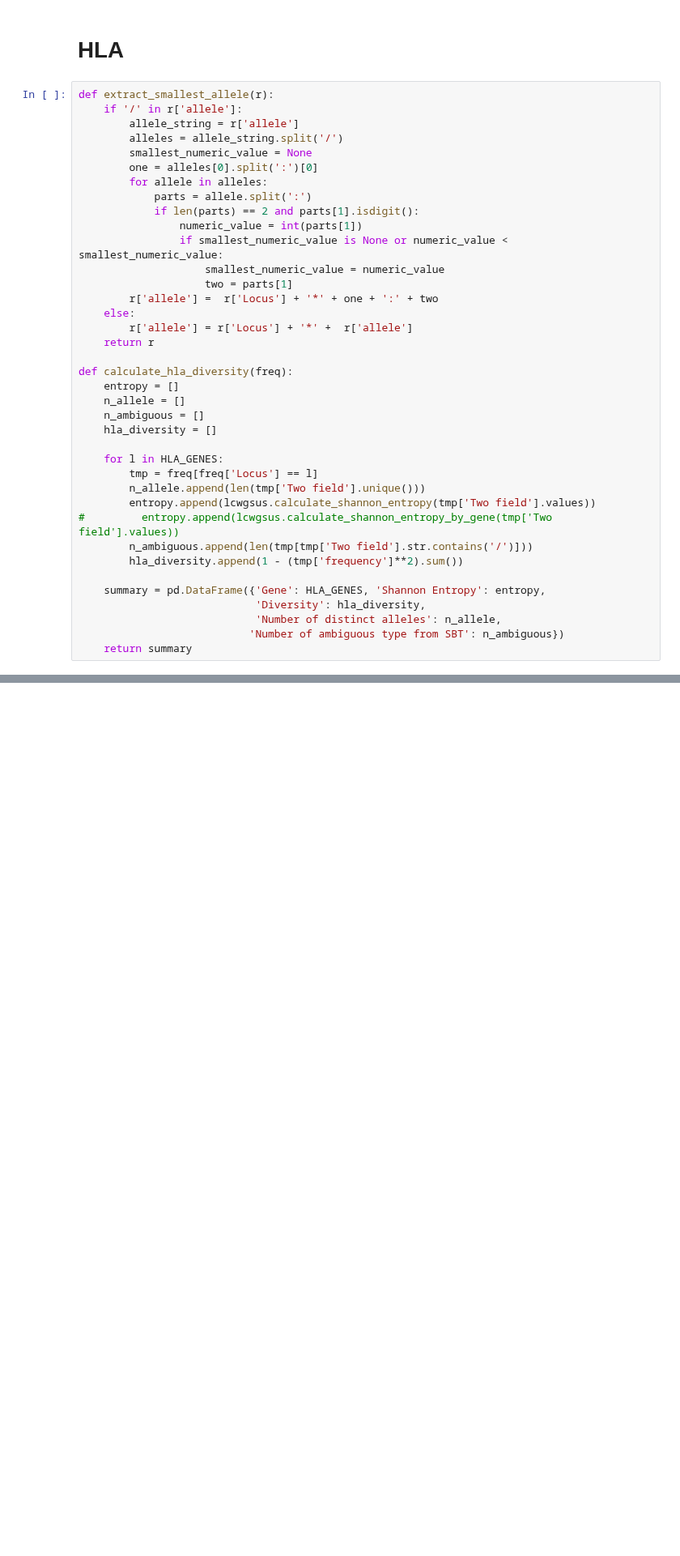
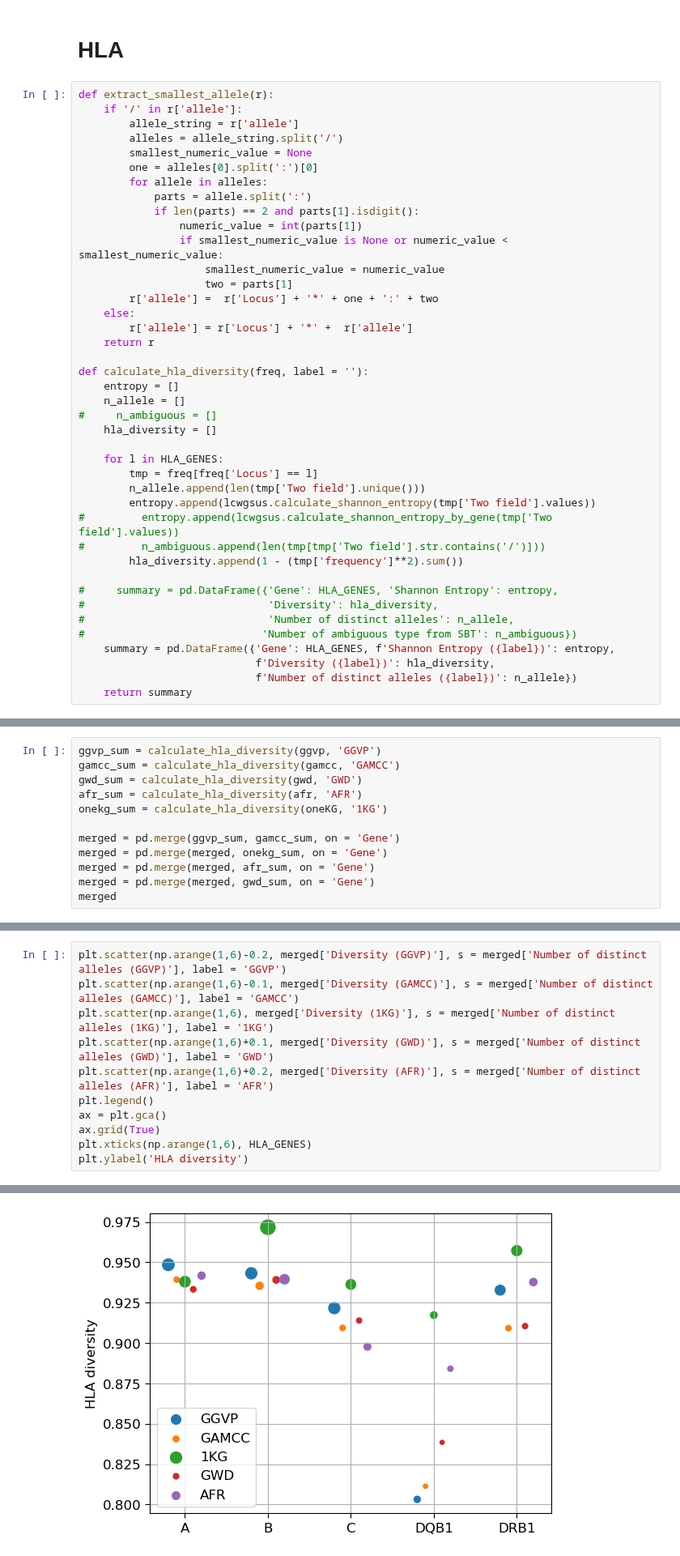
Before and after one commit to Suuuuuuuus/LCWGS_pipeline, a Jupyter notebook: scripts/notebooks/lcwgs_tmp.ipynb, the cells around one changed output, grey strips where cells are left out. Shown at 81% size. Cells and saved outputs as stored; diff of their text form; blank space fills up the shorter version.

```diff
--- a/scripts/notebooks/lcwgs_tmp.ipynb
+++ b/scripts/notebooks/lcwgs_tmp.ipynb
@@ -189,10 +189,10 @@ def extract_smallest_allele(r):
         r['allele'] = r['Locus'] + '*' +  r['allele']
     return r
 
-def calculate_hla_diversity(freq):
+def calculate_hla_diversity(freq, label = ''):
     entropy = []
     n_allele = []
-    n_ambiguous = []
+#     n_ambiguous = []
     hla_diversity = []
 
     for l in HLA_GENES:
@@ -200,11 +200,14 @@ def calculate_hla_diversity(freq):
         n_allele.append(len(tmp['Two field'].unique()))
         entropy.append(lcwgsus.calculate_shannon_entropy(tmp['Two field'].values))
 #         entropy.append(lcwgsus.calculate_shannon_entropy_by_gene(tmp['Two field'].values))
-        n_ambiguous.append(len(tmp[tmp['Two field'].str.contains('/')]))
+#         n_ambiguous.append(len(tmp[tmp['Two field'].str.contains('/')]))
         hla_diversity.append(1 - (tmp['frequency']**2).sum())
 
-    summary = pd.DataFrame({'Gene': HLA_GENES, 'Shannon Entropy': entropy,
-                            'Diversity': hla_diversity,
-                            'Number of distinct alleles': n_allele,
-                           'Number of ambiguous type from SBT': n_ambiguous})
+#     summary = pd.DataFrame({'Gene': HLA_GENES, 'Shannon Entropy': entropy,
+#                             'Diversity': hla_diversity,
+#                             'Number of distinct alleles': n_allele,
+#                            'Number of ambiguous type from SBT': n_ambiguous})
+    summary = pd.DataFrame({'Gene': HLA_GENES, f'Shannon Entropy ({label})': entropy,
+                            f'Diversity ({label})': hla_diversity,
+                            f'Number of distinct alleles ({label})': n_allele})
     return summary
@@ -351,0 +317,12 @@ oneKG
+# %%
+ggvp_sum = calculate_hla_diversity(ggvp, 'GGVP')
+gamcc_sum = calculate_hla_diversity(gamcc, 'GAMCC')
+gwd_sum = calculate_hla_diversity(gwd, 'GWD')
+afr_sum = calculate_hla_diversity(afr, 'AFR')
+onekg_sum = calculate_hla_diversity(oneKG, '1KG')
+
+merged = pd.merge(ggvp_sum, gamcc_sum, on = 'Gene')
+merged = pd.merge(merged, onekg_sum, on = 'Gene')
+merged = pd.merge(merged, afr_sum, on = 'Gene')
+merged = pd.merge(merged, gwd_sum, on = 'Gene')
+merged
@@ -351,0 +336,12 @@ oneKG
+# %%
+plt.scatter(np.arange(1,6)-0.2, merged['Diversity (GGVP)'], s = merged['Number of distinct alleles (GGVP)'], label = 'GGVP')
+plt.scatter(np.arange(1,6)-0.1, merged['Diversity (GAMCC)'], s = merged['Number of distinct alleles (GAMCC)'], label = 'GAMCC')
+plt.scatter(np.arange(1,6), merged['Diversity (1KG)'], s = merged['Number of distinct alleles (1KG)'], label = '1KG')
+plt.scatter(np.arange(1,6)+0.1, merged['Diversity (GWD)'], s = merged['Number of distinct alleles (GWD)'], label = 'GWD')
+plt.scatter(np.arange(1,6)+0.2, merged['Diversity (AFR)'], s = merged['Number of distinct alleles (AFR)'], label = 'AFR')
+plt.legend()
+ax = plt.gca()
+ax.grid(True)
+plt.xticks(np.arange(1,6), HLA_GENES)
+plt.ylabel('HLA diversity')
+# %% [output]
@@ -351,0 +349 @@ oneKG
+[figure, added]
```
Also changed, not shown: parts of 19 cells of this notebook, 1 other file.
